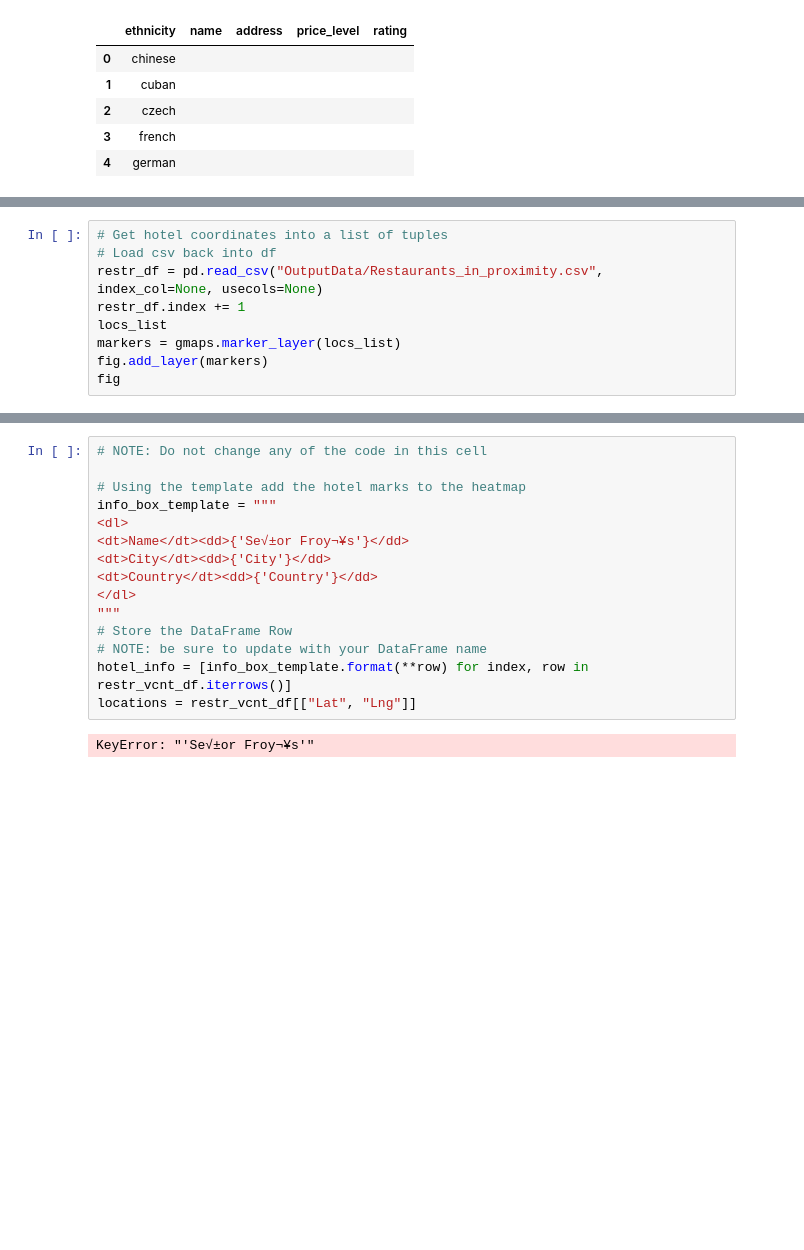
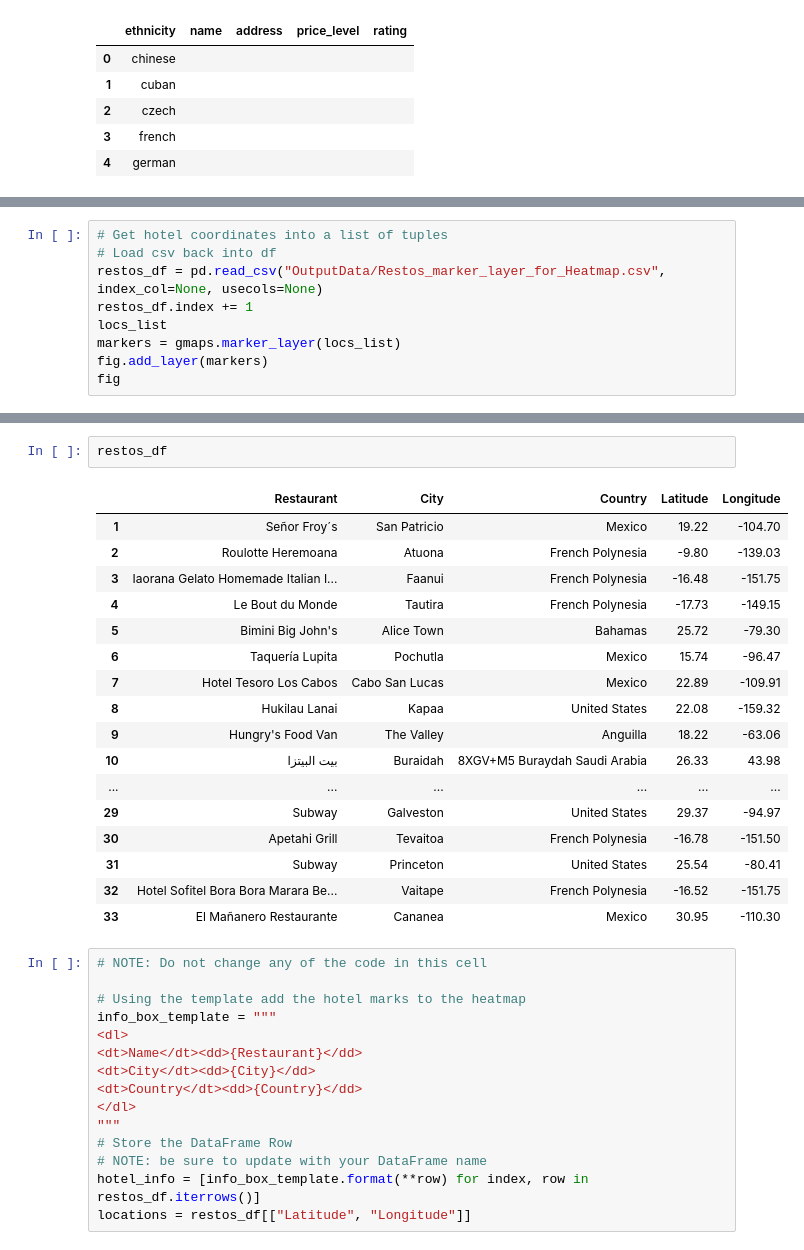
Before and after one commit to IrinaUX/python-api-challenge-2, a Jupyter notebook: VacationPy/VacationPy.ipynb, the cells around one changed output, grey strips where cells are left out. Drawn from its saved outputs; the diff is of its cells as text; blank space fills up the shorter version.

Commit message:
Add hotel markers on the heatmap.

```diff
--- a/VacationPy/VacationPy.ipynb
+++ b/VacationPy/VacationPy.ipynb
@@ -207,8 +260,8 @@ len(restr_vcnt_df) # 33
 # %%
 # Get hotel coordinates into a list of tuples
 # Load csv back into df
-restr_df = pd.read_csv("OutputData/Restaurants_in_proximity.csv", index_col=None, usecols=None)
-restr_df.index += 1
+restos_df = pd.read_csv("OutputData/Restos_marker_layer_for_Heatmap.csv", index_col=None, usecols=None)
+restos_df.index += 1
 locs_list
 markers = gmaps.marker_layer(locs_list)
 fig.add_layer(markers)
@@ -241,17 +303,35 @@ El Mañanero Restaurante
+# %%
+restos_df
+# %% [output]
+|  | Restaurant | City | Country | Latitude | Longitude |
+| 1 | Señor Froy´s | San Patricio | Mexico | 19.22 | -104.70 |
+| 2 | Roulotte Heremoana | Atuona | French Polynesia | -9.80 | -139.03 |
+| 3 | Iaorana Gelato Homemade Italian I... | Faanui | French Polynesia | -16.48 | -151.75 |
+| 4 | Le Bout du Monde | Tautira | French Polynesia | -17.73 | -149.15 |
+| 5 | Bimini Big John's | Alice Town | Bahamas | 25.72 | -79.30 |
+| 6 | Taquería Lupita | Pochutla | Mexico | 15.74 | -96.47 |
+| 7 | Hotel Tesoro Los Cabos | Cabo San Lucas | Mexico | 22.89 | -109.91 |
+| 8 | Hukilau Lanai | Kapaa | United States | 22.08 | -159.32 |
+| 9 | Hungry's Food Van | The Valley | Anguilla | 18.22 | -63.06 |
+| 10 | بيت البيتزا | Buraidah | 8XGV+M5 Buraydah Saudi Arabia | 26.33 | 43.98 |
+| ... | ... | ... | ... | ... | ... |
+| 29 | Subway | Galveston | United States | 29.37 | -94.97 |
+| 30 | Apetahi Grill | Tevaitoa | French Polynesia | -16.78 | -151.50 |
+| 31 | Subway | Princeton | United States | 25.54 | -80.41 |
+| 32 | Hotel Sofitel Bora Bora Marara Be... | Vaitape | French Polynesia | -16.52 | -151.75 |
+| 33 | El Mañanero Restaurante | Cananea | Mexico | 30.95 | -110.30 |
 # %%
 # NOTE: Do not change any of the code in this cell
 
 # Using the template add the hotel marks to the heatmap
 info_box_template = """
 <dl>
-<dt>Name</dt><dd>{'Se√±or Froy¬¥s'}</dd>
-<dt>City</dt><dd>{'City'}</dd>
-<dt>Country</dt><dd>{'Country'}</dd>
+<dt>Name</dt><dd>{Restaurant}</dd>
+<dt>City</dt><dd>{City}</dd>
+<dt>Country</dt><dd>{Country}</dd>
 </dl>
 """
 # Store the DataFrame Row
 # NOTE: be sure to update with your DataFrame name
-hotel_info = [info_box_template.format(**row) for index, row in restr_vcnt_df.iterrows()]
-locations = restr_vcnt_df[["Lat", "Lng"]]
+hotel_info = [info_box_template.format(**row) for index, row in restos_df.iterrows()]
+locations = restos_df[["Latitude", "Longitude"]]
-# %% [output]
-KeyError: "'Se√±or Froy¬¥s'"
```
Also changed, not shown: parts of 12 cells of this notebook, 2 other files.
